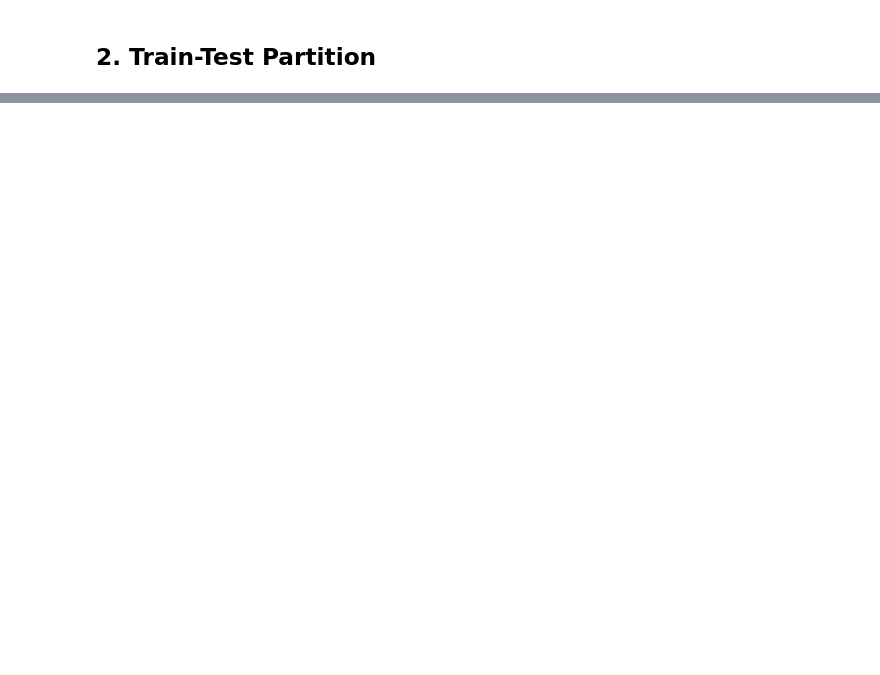
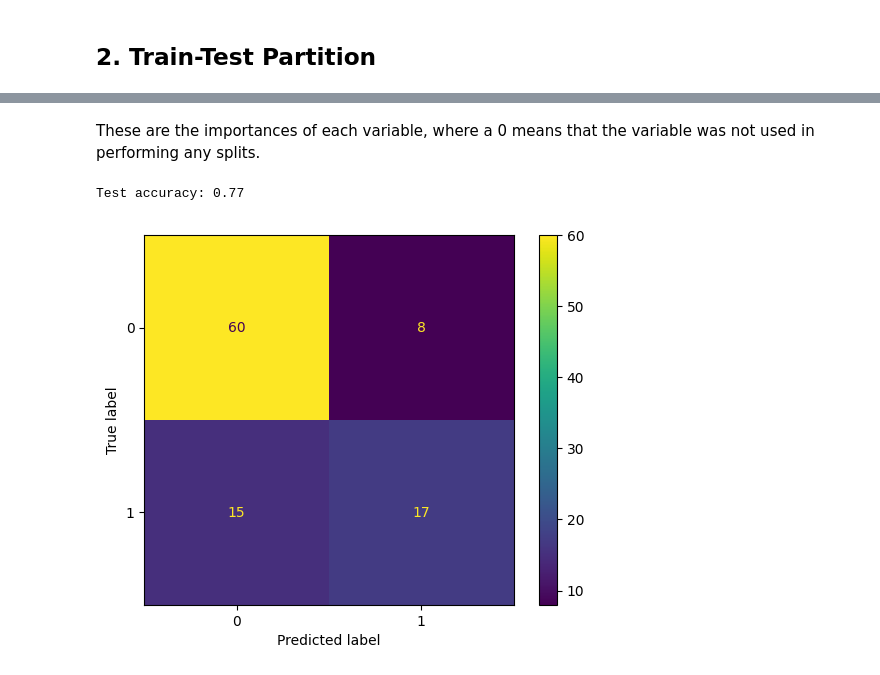
Before and after one commit to Sierra17/Statistical-Learning-Course, a Jupyter notebook: Assignments/6. Decision Trees/Assignment Trees.ipynb, the cells around one changed output, grey strips where cells are left out. Cells and saved outputs as stored; diff of their text form; code cells hidden in the pictures; blank space fills up the shorter version.

```diff
--- a/Assignments/6. Decision Trees/Assignment Trees.ipynb
+++ b/Assignments/6. Decision Trees/Assignment Trees.ipynb
@@ -116,0 +180,15 @@ from sklearn import tree
+# %% [markdown]
+These are the importances of each variable, where a 0 means that the variable was not used in performing any splits.
+# %%
+test_pred = clf_naive.predict(test_input)
+print("Test accuracy:", accuracy_score(test_target, test_pred))
+# %% [output]
+Test accuracy: 0.77
+# %%
+from sklearn.metrics import confusion_matrix,ConfusionMatrixDisplay
+cm = confusion_matrix(test_target, test_pred)
+disp = ConfusionMatrixDisplay(confusion_matrix=cm, display_labels=[0, 1])
+disp.plot()
+plt.show()
+# %% [output]
+[figure, added]
```
Also changed, not shown: parts of 44 cells of this notebook, 1 other file.
